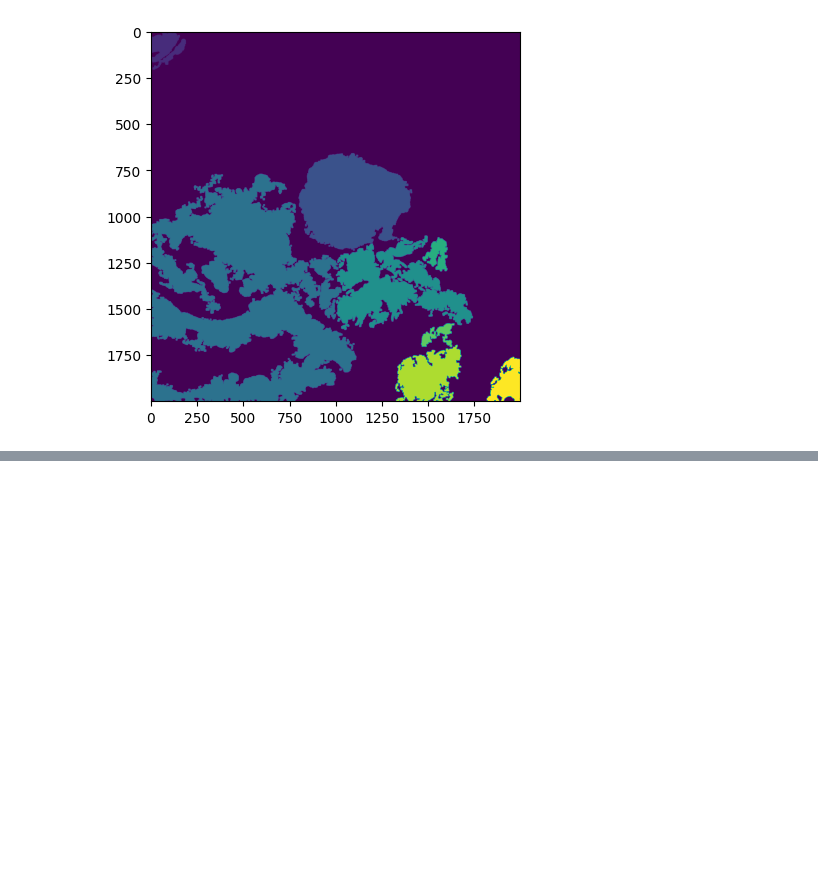
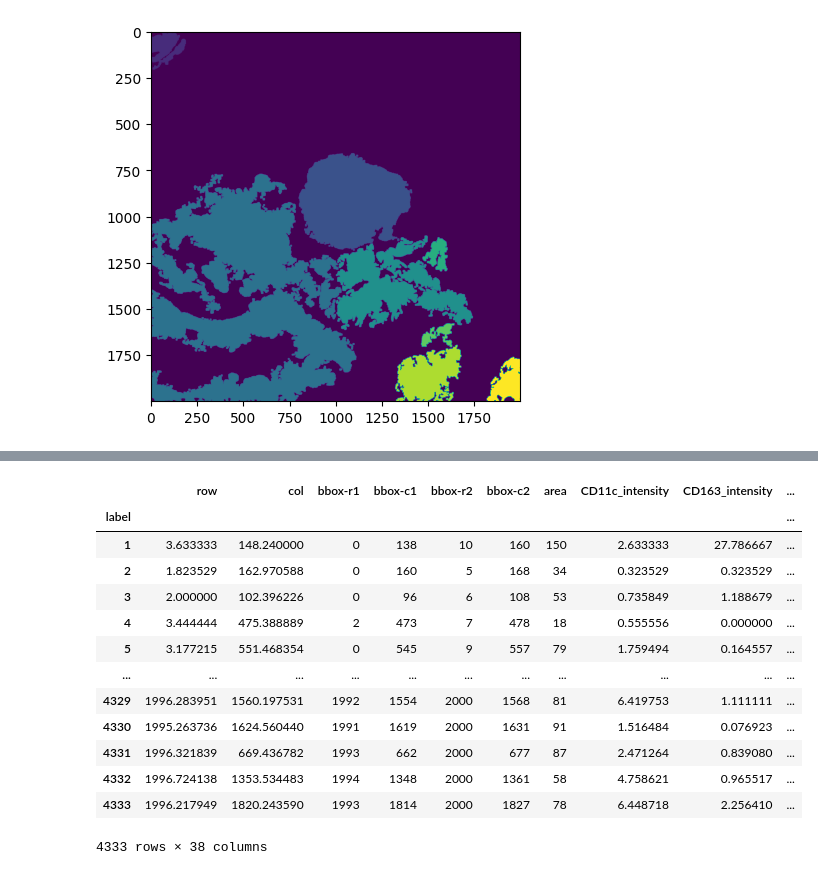
Before and after one commit to estorrs/multiplex-imaging-pipeline, a Jupyter notebook: notebooks/Untitled1.ipynb, the cells around one changed output, grey strips where cells are left out. Cells and saved outputs as stored; diff of their text form; code cells hidden in the pictures; blank space fills up the shorter version.

```diff
--- a/notebooks/Untitled1.ipynb
+++ b/notebooks/Untitled1.ipynb
@@ -74,0 +90,4 @@ plt.imshow(img)
+# %%
+a = sc.read_h5ad(
+    '/diskmnt/Projects/Users/estorrs/multiplex-imaging-pipeline/examples/test/output_spatial_features.h5ad')
+a
@@ -74,0 +109,17 @@ plt.imshow(img)
+# %%
+a.obs
+# %% [output]
+|  | row | col | bbox-r1 | bbox-c1 | bbox-r2 | bbox-c2 | area | CD11c_intensity | CD163_intensity | ... |
+| label |  |  |  |  |  |  |  |  |  | ... |
+| 1 | 3.633333 | 148.240000 | 0 | 138 | 10 | 160 | 150 | 2.633333 | 27.786667 | ... |
+| 2 | 1.823529 | 162.970588 | 0 | 160 | 5 | 168 | 34 | 0.323529 | 0.323529 | ... |
+| 3 | 2.000000 | 102.396226 | 0 | 96 | 6 | 108 | 53 | 0.735849 | 1.188679 | ... |
+| 4 | 3.444444 | 475.388889 | 2 | 473 | 7 | 478 | 18 | 0.555556 | 0.000000 | ... |
+| 5 | 3.177215 | 551.468354 | 0 | 545 | 9 | 557 | 79 | 1.759494 | 0.164557 | ... |
+| ... | ... | ... | ... | ... | ... | ... | ... | ... | ... | ... |
+| 4329 | 1996.283951 | 1560.197531 | 1992 | 1554 | 2000 | 1568 | 81 | 6.419753 | 1.111111 | ... |
+| 4330 | 1995.263736 | 1624.560440 | 1991 | 1619 | 2000 | 1631 | 91 | 1.516484 | 0.076923 | ... |
+| 4331 | 1996.321839 | 669.436782 | 1993 | 662 | 2000 | 677 | 87 | 2.471264 | 0.839080 | ... |
+| 4332 | 1996.724138 | 1353.534483 | 1994 | 1348 | 2000 | 1361 | 58 | 4.758621 | 0.965517 | ... |
+| 4333 | 1996.217949 | 1820.243590 | 1993 | 1814 | 2000 | 1827 | 78 | 6.448718 | 2.256410 | ... |
+4333 rows × 38 columns
```
Also changed, not shown: parts of 17 cells of this notebook, 7 other files.
